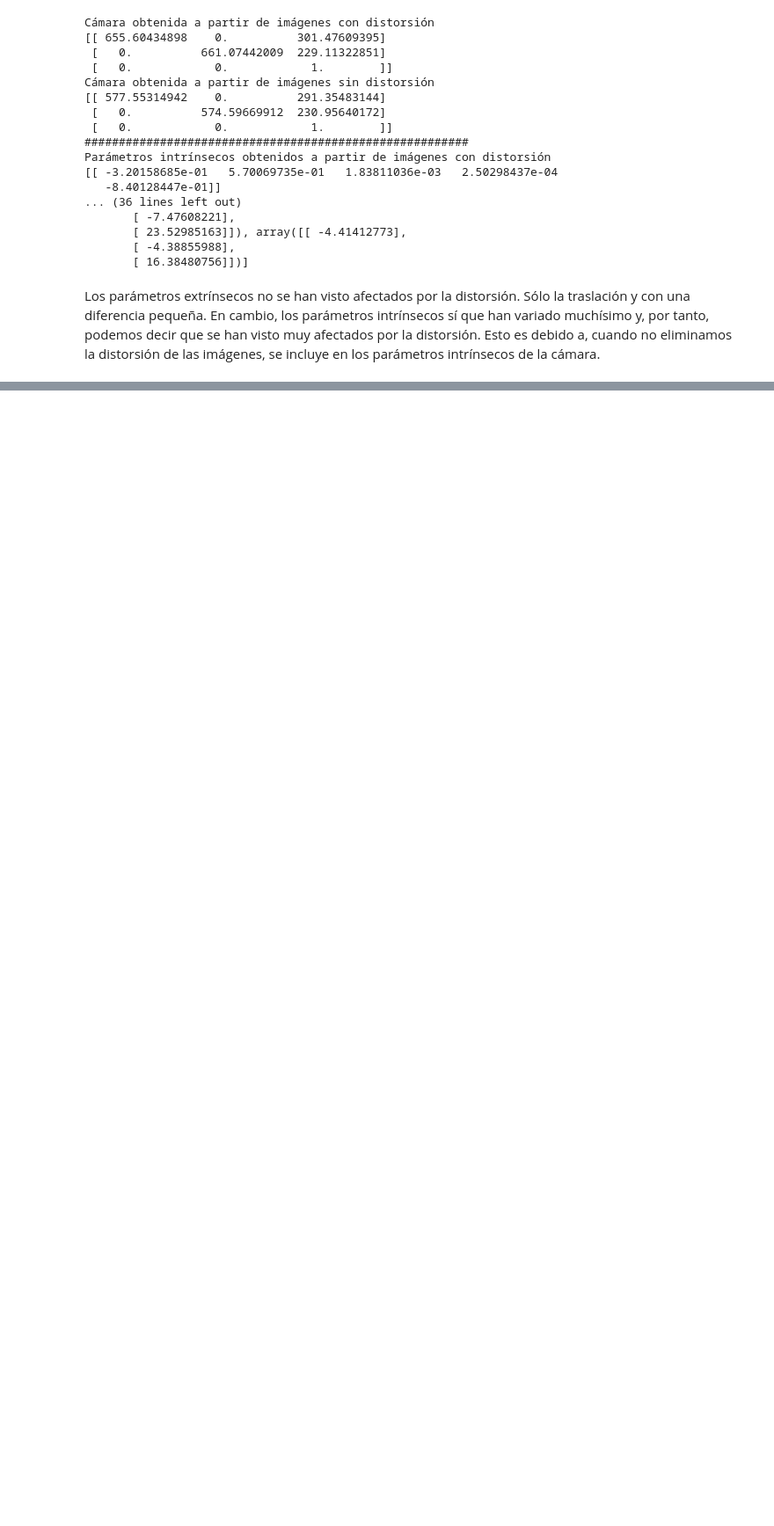
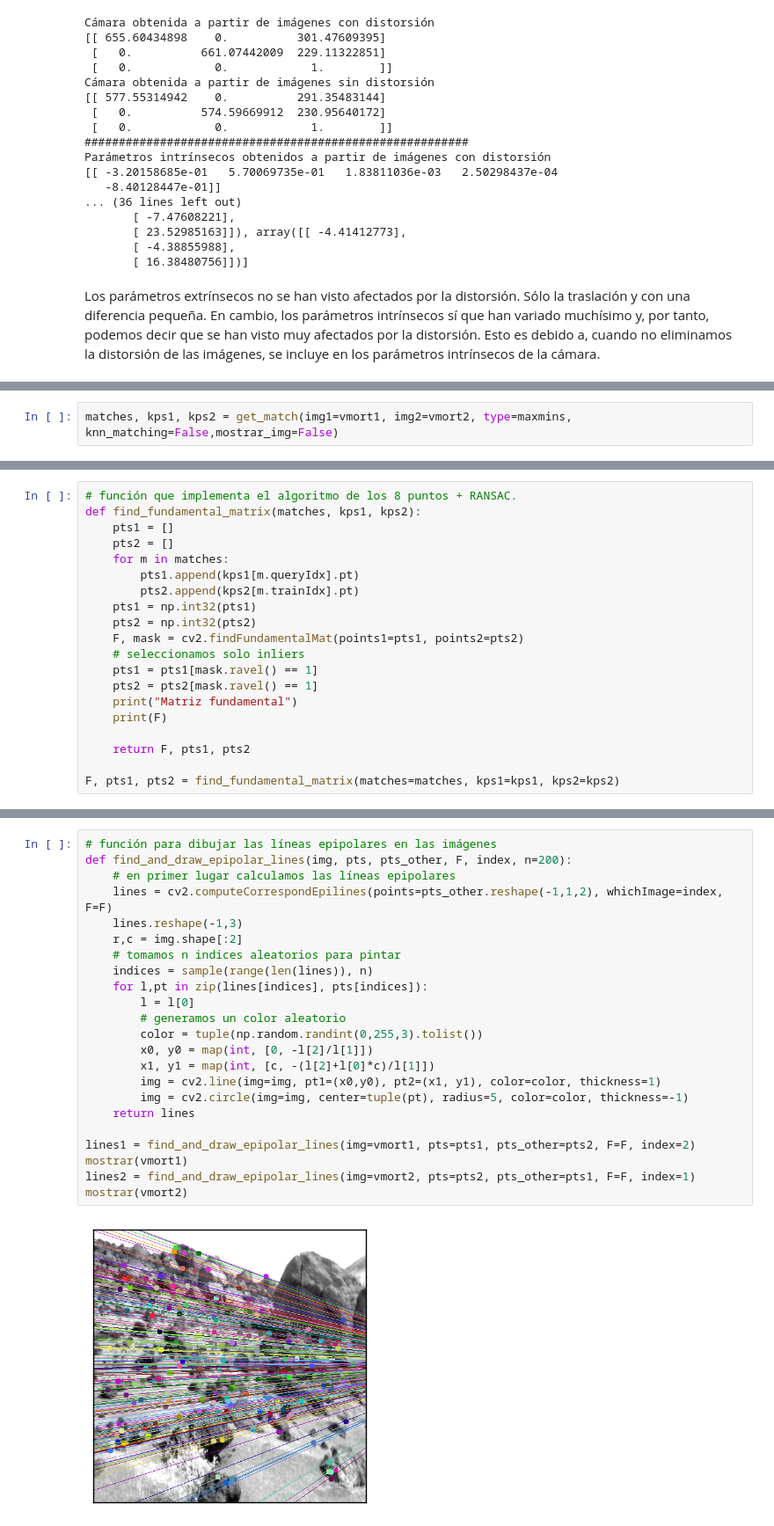
Before and after one commit to mgmacias95/Vision-por-Computador, a Jupyter notebook: P3/Visión por Computador - Práctica 3.ipynb, the cells around one changed output, grey strips where cells are left out. Shown at 88% size. Drawn from its saved outputs; the diff is of its cells as text; blank space fills up the shorter version.

```diff
--- a/P3/Visión por Computador - Práctica 3.ipynb
+++ b/P3/Visión por Computador - Práctica 3.ipynb
@@ -518,0 +573,2 @@ Los parámetros extrínsecos no se han visto afectados por la distorsión. Sólo
+# %%
+matches, kps1, kps2 = get_match(img1=vmort1, img2=vmort2, type=maxmins, knn_matching=False,mostrar_img=False)
@@ -518,0 +580,20 @@ Los parámetros extrínsecos no se han visto afectados por la distorsión. Sólo
+# %%
+# función que implementa el algoritmo de los 8 puntos + RANSAC.
+def find_fundamental_matrix(matches, kps1, kps2):
+    pts1 = []
+    pts2 = []
+    for m in matches:
+        pts1.append(kps1[m.queryIdx].pt)
+        pts2.append(kps2[m.trainIdx].pt)
+    pts1 = np.int32(pts1)
+    pts2 = np.int32(pts2)
+    F, mask = cv2.findFundamentalMat(points1=pts1, points2=pts2)
+    # seleccionamos solo inliers
+    pts1 = pts1[mask.ravel() == 1]
+    pts2 = pts2[mask.ravel() == 1]
+    print("Matriz fundamental")
+    print(F)
+
+    return F, pts1, pts2
+
+F, pts1, pts2 = find_fundamental_matrix(matches=matches, kps1=kps1, kps2=kps2)
@@ -518,0 +609,25 @@ Los parámetros extrínsecos no se han visto afectados por la distorsión. Sólo
+# %%
+# función para dibujar las líneas epipolares en las imágenes
+def find_and_draw_epipolar_lines(img, pts, pts_other, F, index, n=200):
+    # en primer lugar calculamos las líneas epipolares
+    lines = cv2.computeCorrespondEpilines(points=pts_other.reshape(-1,1,2), whichImage=index, F=F)
+    lines.reshape(-1,3)
+    r,c = img.shape[:2]
+    # tomamos n indices aleatorios para pintar
+    indices = sample(range(len(lines)), n)
+    for l,pt in zip(lines[indices], pts[indices]):
+        l = l[0]
+        # generamos un color aleatorio
+        color = tuple(np.random.randint(0,255,3).tolist())
+        x0, y0 = map(int, [0, -l[2]/l[1]])
+        x1, y1 = map(int, [c, -(l[2]+l[0]*c)/l[1]])
+        img = cv2.line(img=img, pt1=(x0,y0), pt2=(x1, y1), color=color, thickness=1)
+        img = cv2.circle(img=img, center=tuple(pt), radius=5, color=color, thickness=-1)
+    return lines
+
+lines1 = find_and_draw_epipolar_lines(img=vmort1, pts=pts1, pts_other=pts2, F=F, index=2)
+mostrar(vmort1)
+lines2 = find_and_draw_epipolar_lines(img=vmort2, pts=pts2, pts_other=pts1, F=F, index=1)
+mostrar(vmort2)
+# %% [output]
+[figure, added]
```
Also changed, not shown: parts of 18 cells of this notebook, 1 other file.
